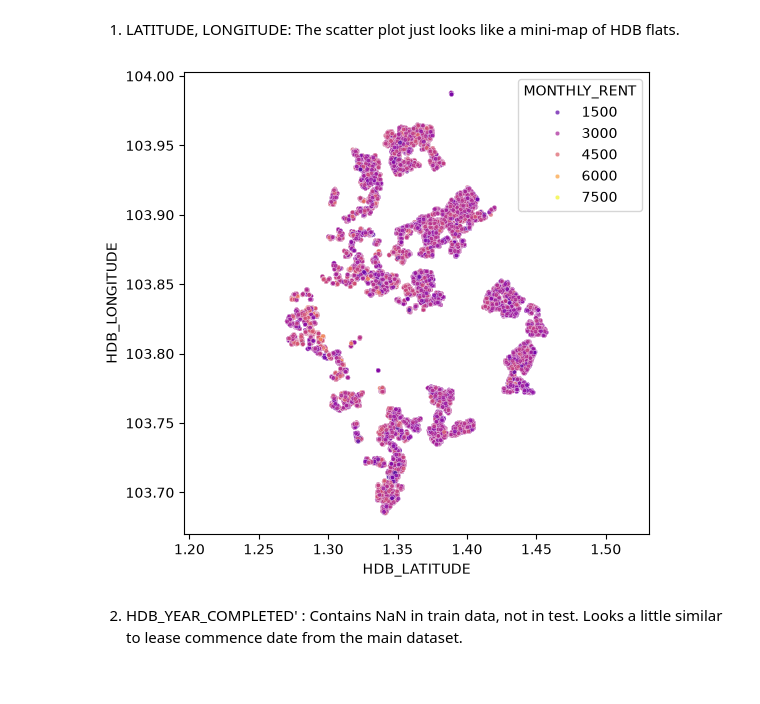
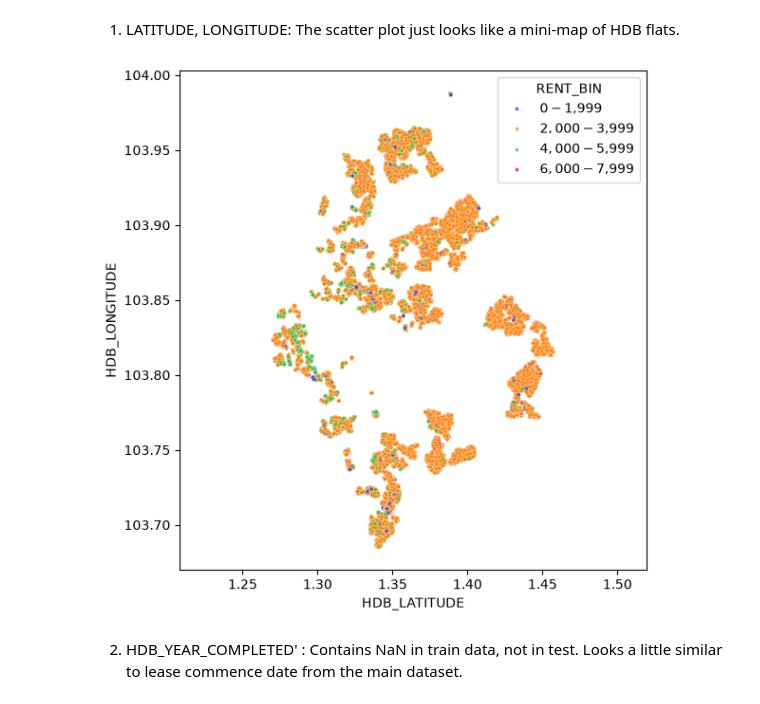
Before and after one commit to MuktaWagle/cs5228_team26, a Jupyter notebook: Add_location_features.ipynb, the cells around one changed output. Drawn from its saved outputs; the diff is of its cells as text; code cells hidden in the pictures.

Commit message:
Add plots and refine EDA file

```diff
--- a/Add_location_features.ipynb
+++ b/Add_location_features.ipynb
@@ -17,6 +19,7 @@ PROJECT_ROOT = Path.cwd()
 AUXILIARY_DIR = PROJECT_ROOT / "auxiliary"
 TRAIN_PATH = PROJECT_ROOT / "train.csv"
 TEST_PATH = PROJECT_ROOT / "test.csv"
+PLOTS_DIR = PROJECT_ROOT / "plots"
 
 HDB_PATH = AUXILIARY_DIR / "sg-hdb-block.csv"
 MRT_PATH = AUXILIARY_DIR / "sg-mrt-stations.csv"
@@ -339,13 +352,33 @@ Visualise each feature and how it relates with the target. Skipping LOCATION_KEY
 # %%
 import matplotlib.pyplot as plt
 import seaborn as sns
 
+bin_size = 2000
+train_location = train_location.copy()
+train_location["RENT_BIN"] = ((train_location["MONTHLY_RENT"] // bin_size) * bin_size).astype(int)
+
+train_location["RENT_BIN"] = (
+    train_location["RENT_BIN"]
+    .apply(lambda x: f"${x:,}-${x + bin_size - 1:,}")
+)
+
 plt.figure(figsize=(6, 6))
-sns.scatterplot(data=train_location, x="HDB_LATITUDE", y="HDB_LONGITUDE",
-                hue="MONTHLY_RENT", palette="plasma", alpha=0.7, s=10)
-plt.axis("equal"); plt.show()
+
+sns.scatterplot(
+    data=train_location,
+    x="HDB_LATITUDE",
+    y="HDB_LONGITUDE",
+    hue="RENT_BIN",
+    palette="bright",
+    alpha=0.7,
+    s=8
+)
+plt.axis("equal")
+plt.tight_layout()
+plt.savefig(PLOTS_DIR / "locations_by_monthly_rent_bin.png", dpi=300, bbox_inches="tight")
+plt.show()
 # %% [output]
-[figure, old version]
+[figure, new version]
 # %% [markdown]
 2. HDB_YEAR_COMPLETED' : Contains NaN in train data, not in test. Looks a little similar to lease commence date from the main dataset.
 # %%
```
Also changed, not shown: parts of 22 cells of this notebook, 11 other files.
